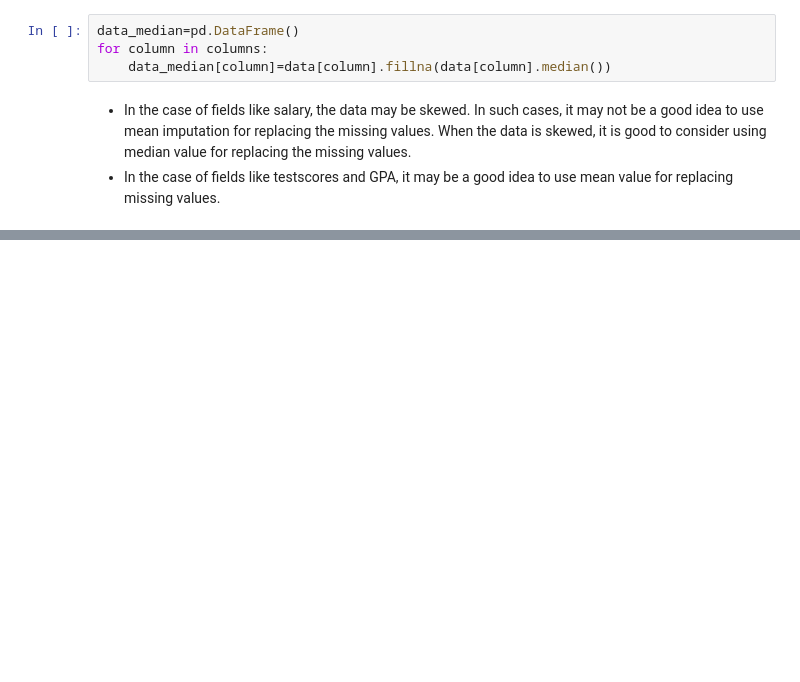
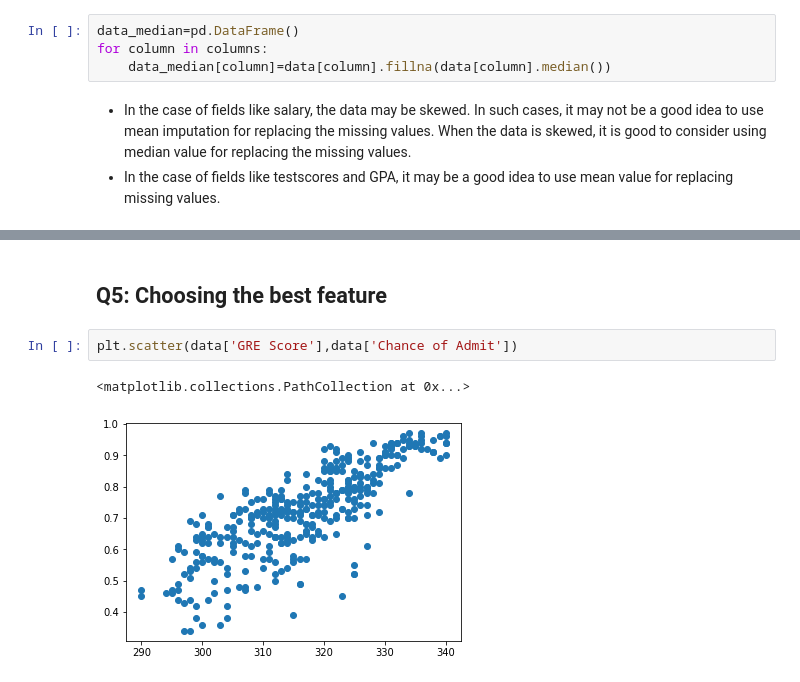
Before and after one commit to ouldouzN/task2_edit1, a Jupyter notebook: task2.ipynb, the cells around one changed output, grey strips where cells are left out. Cells and saved outputs as stored; diff of their text form; blank space fills up the shorter version.

```diff
--- a/task2.ipynb
+++ b/task2.ipynb
@@ -95,0 +99,7 @@ plt.show()
+# %% [markdown]
+## Q5: Choosing the best feature
+# %%
+plt.scatter(data['GRE Score'],data['Chance of Admit'])
+# %% [output]
+<matplotlib.collections.PathCollection at 0x...>
+[figure, added]
```
Also changed, not shown: parts of 6 cells of this notebook.
